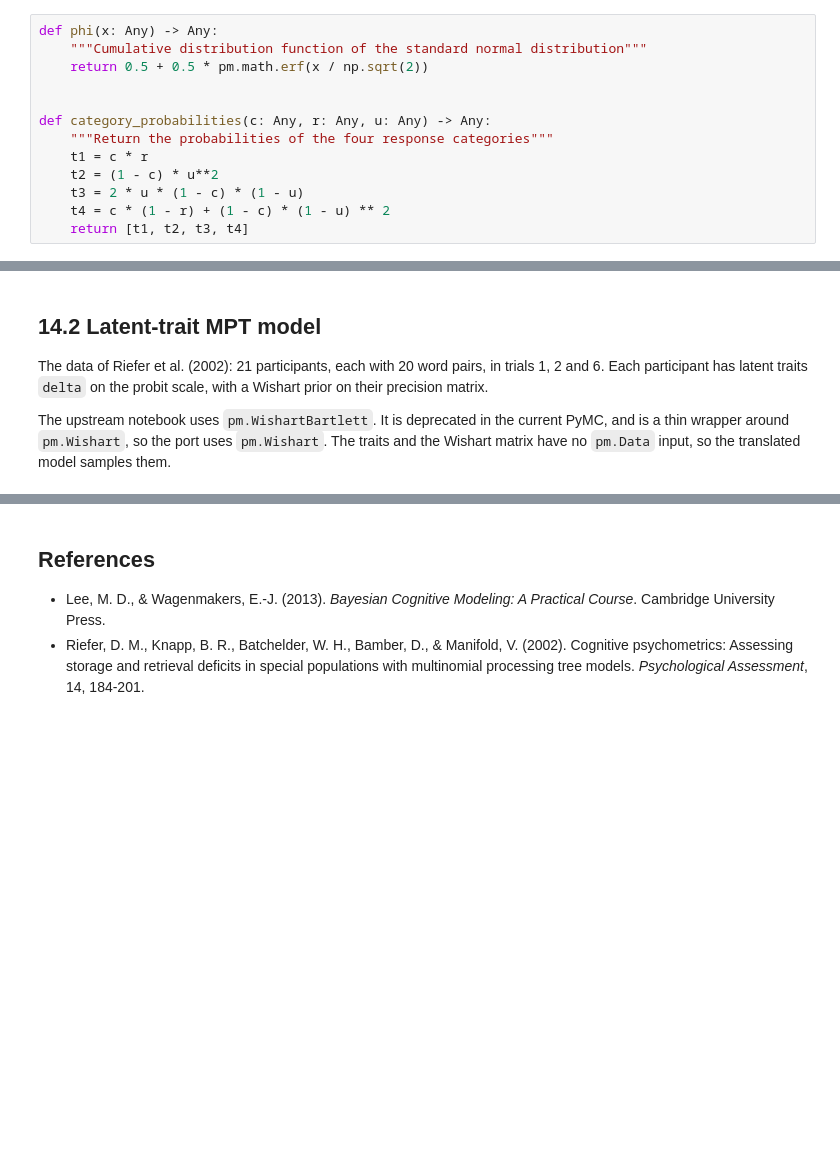
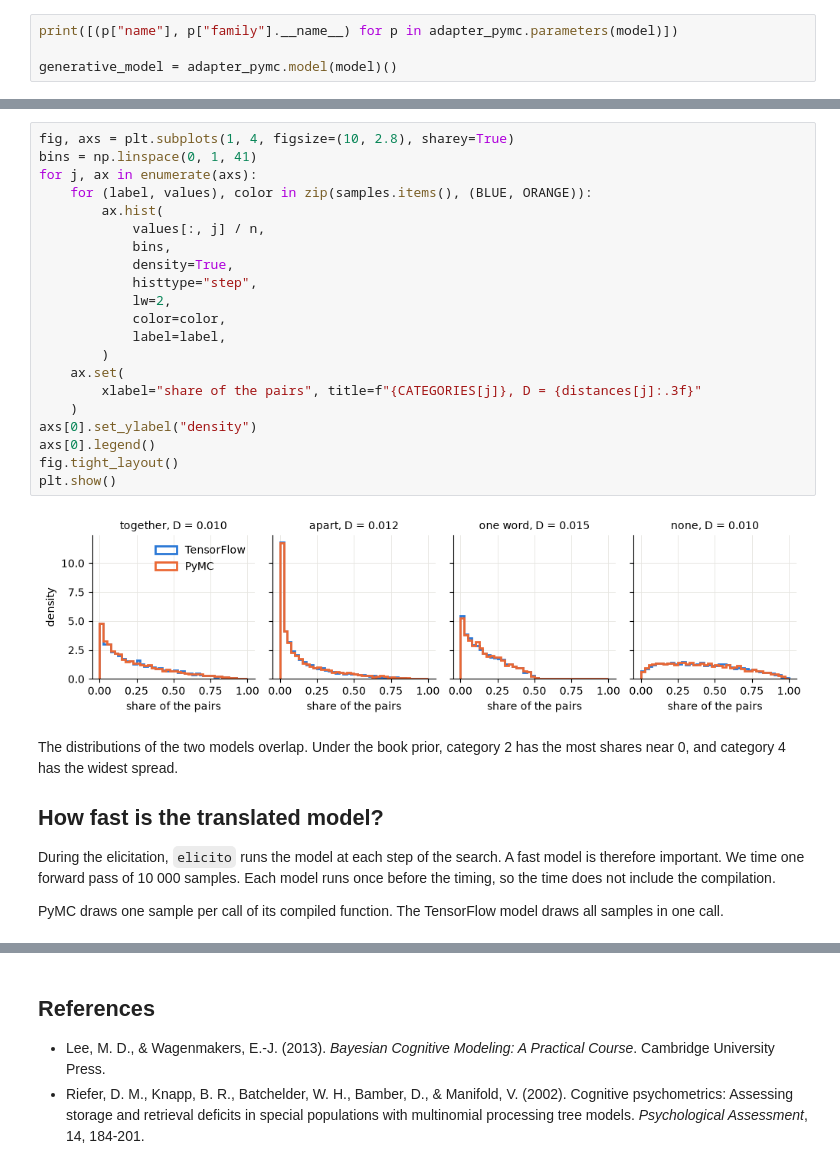
Before and after one commit to florence-bockting/elicito, a Jupyter notebook: docs/case-studies/multinomial-processing-trees.ipynb, the cells around one changed output, grey strips where cells are left out. Saved outputs shown, nothing was run; the diff lists cells and outputs as text; blank space fills up the shorter version.

```diff
--- a/docs/case-studies/multinomial-processing-trees.ipynb
+++ b/docs/case-studies/multinomial-processing-trees.ipynb
@@ -110,13 +182,4 @@ falls into one of four categories, with the probabilities `t1` to `t4`.
 # %%
-def phi(x: Any) -> Any:
-    """Cumulative distribution function of the standard normal distribution"""
-    return 0.5 + 0.5 * pm.math.erf(x / np.sqrt(2))
+print([(p["name"], p["family"].__name__) for p in adapter_pymc.parameters(model)])
 
-
-def category_probabilities(c: Any, r: Any, u: Any) -> Any:
-    """Return the probabilities of the four response categories"""
-    t1 = c * r
-    t2 = (1 - c) * u**2
-    t3 = 2 * u * (1 - c) * (1 - u)
-    t4 = c * (1 - r) + (1 - c) * (1 - u) ** 2
-    return [t1, t2, t3, t4]
+generative_model = adapter_pymc.model(model)()
@@ -151,12 +244,38 @@ kobs[2] of 4                          69.78, 54.68          70.60, 54.61  0.015
+# %%
+fig, axs = plt.subplots(1, 4, figsize=(10, 2.8), sharey=True)
+bins = np.linspace(0, 1, 41)
+for j, ax in enumerate(axs):
+    for (label, values), color in zip(samples.items(), (BLUE, ORANGE)):
+        ax.hist(
+            values[:, j] / n,
+            bins,
+            density=True,
+            histtype="step",
+            lw=2,
+            color=color,
+            label=label,
+        )
+    ax.set(
+        xlabel="share of the pairs", title=f"{CATEGORIES[j]}, D = {distances[j]:.3f}"
+    )
+axs[0].set_ylabel("density")
+axs[0].legend()
+fig.tight_layout()
+plt.show()
+# %% [output]
+[figure, added]
 # %% [markdown]
-## 14.2 Latent-trait MPT model
+The distributions of the two models overlap. Under the book prior,
+category 2 has the most shares near 0, and category 4 has the widest
+spread.
 
-The data of Riefer et al. (2002): 21 participants, each with 20 word
-pairs, in trials 1, 2 and 6. Each participant has latent traits `delta`
-on the probit scale, with a Wishart prior on their precision matrix.
+## How fast is the translated model?
 
-The upstream notebook uses `pm.WishartBartlett`. It is deprecated in the
-current PyMC, and is a thin wrapper around `pm.Wishart`, so the port uses
-`pm.Wishart`. The traits and the Wishart matrix have no `pm.Data` input, so
-the translated model samples them.
+During the elicitation, `elicito` runs the model at each step of the
+search. A fast model is therefore important. We time one forward pass of
+10 000 samples. Each model runs once before the timing, so the time does
+not include the compilation.
+
+PyMC draws one sample per call of its compiled function. The TensorFlow
+model draws all samples in one call.
 # %%
```
Also changed, not shown: parts of 28 cells of this notebook, 1 other file.
